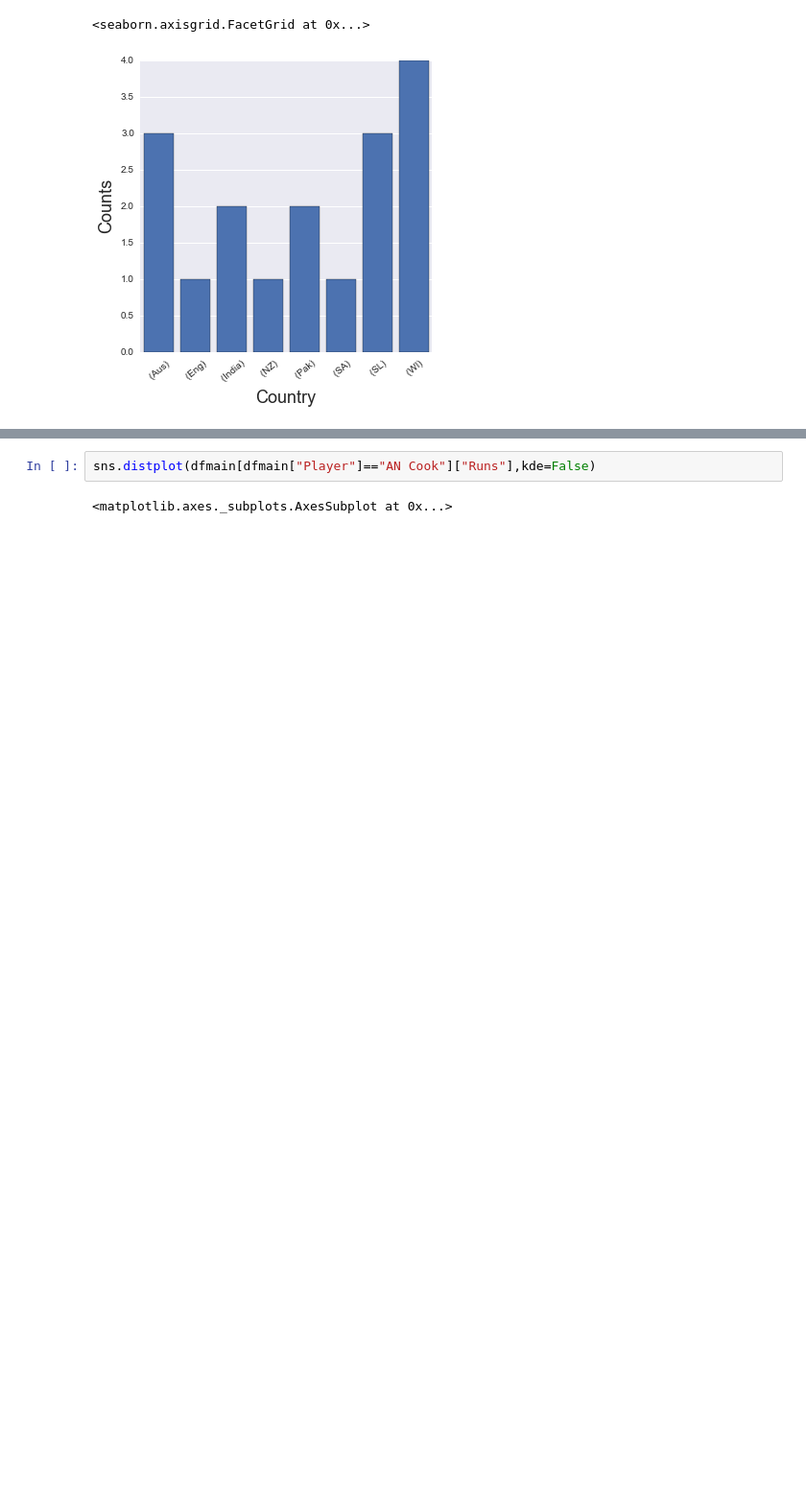
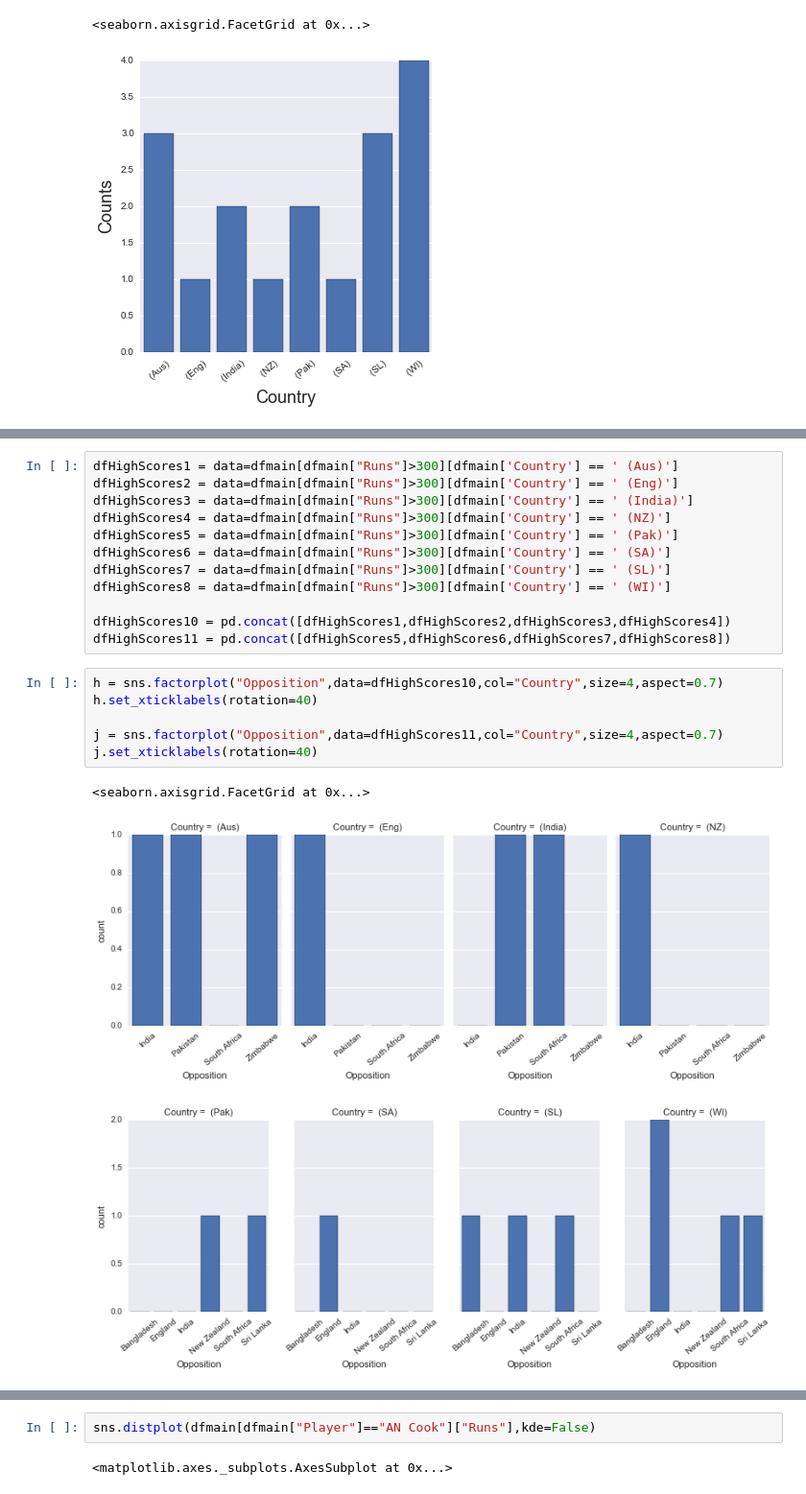
Before and after one commit to maclamont/Cricket, a Jupyter notebook: Cricket.ipynb, the cells around one changed output, grey strips where cells are left out. Shown at 96% size. Saved outputs shown, nothing was run; the diff lists cells and outputs as text; blank space fills up the shorter version.

```diff
--- a/Cricket.ipynb
+++ b/Cricket.ipynb
@@ -209,0 +220,22 @@ h.set_xticklabels(rotation=40)
+# %%
+dfHighScores1 = data=dfmain[dfmain["Runs"]>300][dfmain['Country'] == ' (Aus)']
+dfHighScores2 = data=dfmain[dfmain["Runs"]>300][dfmain['Country'] == ' (Eng)']
+dfHighScores3 = data=dfmain[dfmain["Runs"]>300][dfmain['Country'] == ' (India)']
+dfHighScores4 = data=dfmain[dfmain["Runs"]>300][dfmain['Country'] == ' (NZ)']
+dfHighScores5 = data=dfmain[dfmain["Runs"]>300][dfmain['Country'] == ' (Pak)']
+dfHighScores6 = data=dfmain[dfmain["Runs"]>300][dfmain['Country'] == ' (SA)']
+dfHighScores7 = data=dfmain[dfmain["Runs"]>300][dfmain['Country'] == ' (SL)']
+dfHighScores8 = data=dfmain[dfmain["Runs"]>300][dfmain['Country'] == ' (WI)']
+
+dfHighScores10 = pd.concat([dfHighScores1,dfHighScores2,dfHighScores3,dfHighScores4])
+dfHighScores11 = pd.concat([dfHighScores5,dfHighScores6,dfHighScores7,dfHighScores8])
+# %%
+h = sns.factorplot("Opposition",data=dfHighScores10,col="Country",size=4,aspect=0.7)
+h.set_xticklabels(rotation=40)
+
+j = sns.factorplot("Opposition",data=dfHighScores11,col="Country",size=4,aspect=0.7)
+j.set_xticklabels(rotation=40)
+# %% [output]
+<seaborn.axisgrid.FacetGrid at 0x...>
+[figure, added]
+[figure, added]
```
Also changed, not shown: parts of 9 cells of this notebook.
